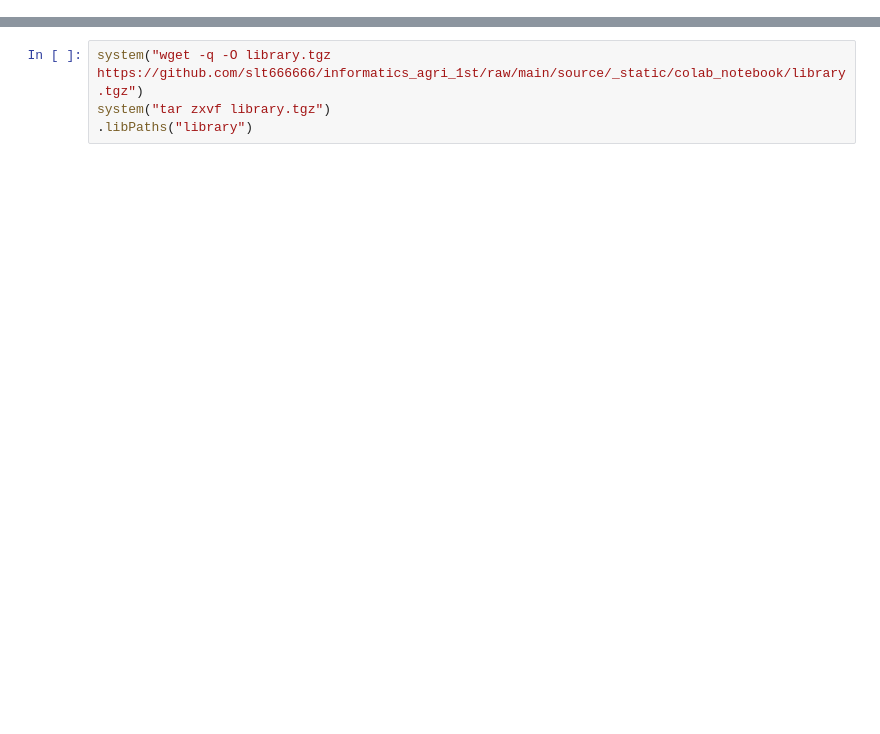
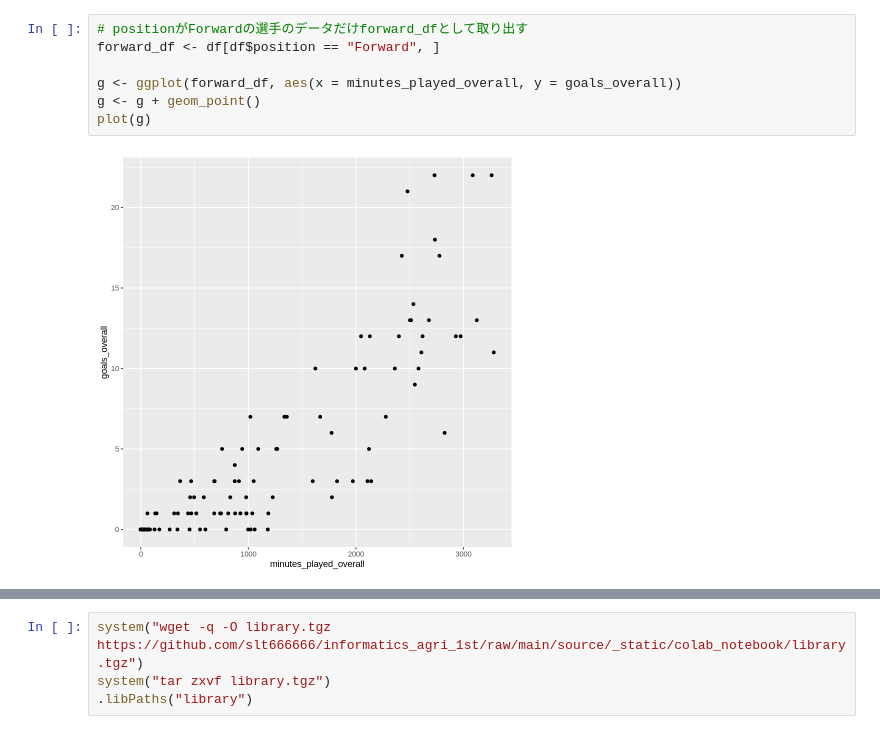
Before and after one commit to slt666666/informatics_agri_1st, a Jupyter notebook: source/_static/colab_notebook/RL04.ipynb, the cells around one changed output, grey strips where cells are left out. Drawn from its saved outputs; the diff is of its cells as text; blank space fills up the shorter version.

```diff
--- a/source/_static/colab_notebook/RL04.ipynb
+++ b/source/_static/colab_notebook/RL04.ipynb
@@ -22,0 +200,9 @@
+# %%
+# positionがForwardの選手のデータだけforward_dfとして取り出す
+forward_df <- df[df$position == "Forward", ]
+
+g <- ggplot(forward_df, aes(x = minutes_played_overall, y = goals_overall))
+g <- g + geom_point()
+plot(g)
+# %% [output]
+[figure, added]
```
Also changed, not shown: parts of 34 cells of this notebook.
